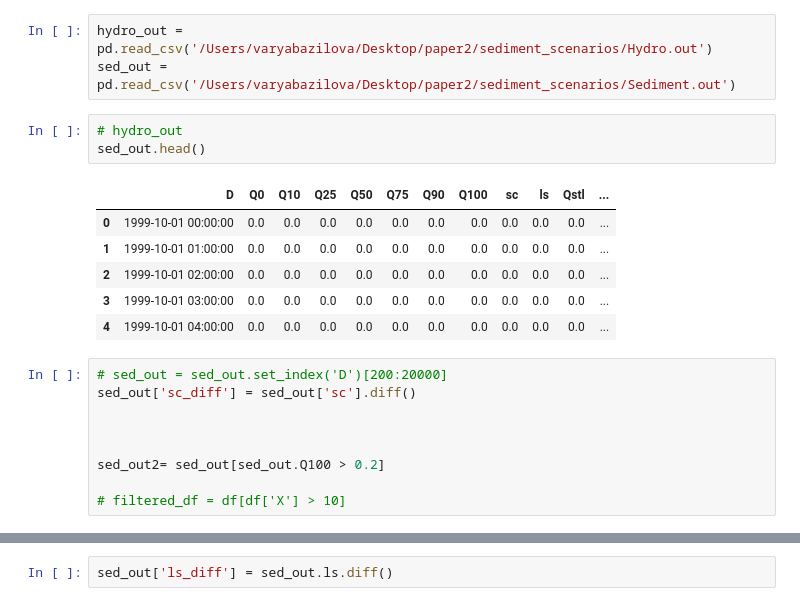
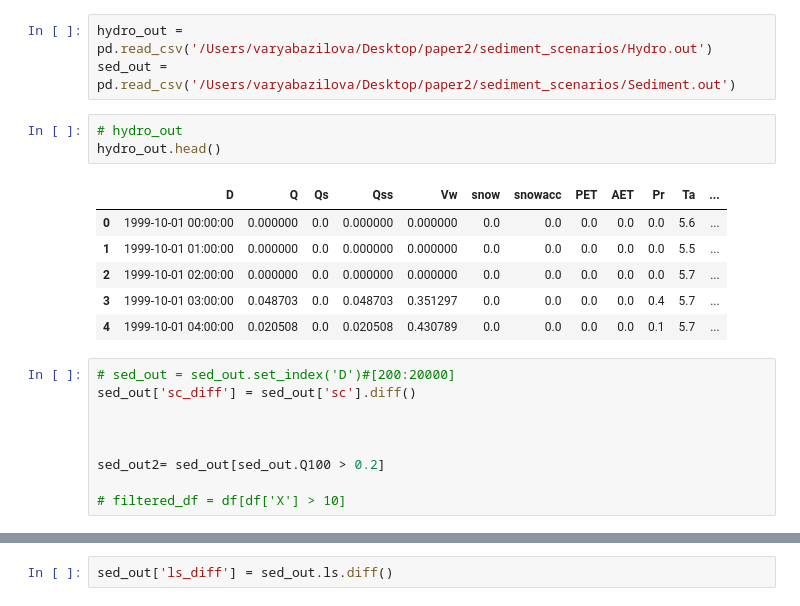
Before and after one commit to varyabazilova/hma_sediments, a Jupyter notebook: sediment_scenarios/test.ipynb, the cells around one changed output, grey strips where cells are left out. Cells and saved outputs as stored; diff of their text form.

```diff
--- a/sediment_scenarios/test.ipynb
+++ b/sediment_scenarios/test.ipynb
@@ -49,16 +48,16 @@ hydro_out = pd.read_csv('/Users/varyabazilova/Desktop/paper2/sediment_scenarios/
 sed_out = pd.read_csv('/Users/varyabazilova/Desktop/paper2/sediment_scenarios/Sediment.out')
 # %%
 # hydro_out
-sed_out.head()
+hydro_out.head()
 # %% [output]
-|  | D | Q0 | Q10 | Q25 | Q50 | Q75 | Q90 | Q100 | sc | ls | Qstl | ... |
-| 0 | 1999-10-01 00:00:00 | 0.0 | 0.0 | 0.0 | 0.0 | 0.0 | 0.0 | 0.0 | 0.0 | 0.0 | 0.0 | ... |
-| 1 | 1999-10-01 01:00:00 | 0.0 | 0.0 | 0.0 | 0.0 | 0.0 | 0.0 | 0.0 | 0.0 | 0.0 | 0.0 | ... |
-| 2 | 1999-10-01 02:00:00 | 0.0 | 0.0 | 0.0 | 0.0 | 0.0 | 0.0 | 0.0 | 0.0 | 0.0 | 0.0 | ... |
-| 3 | 1999-10-01 03:00:00 | 0.0 | 0.0 | 0.0 | 0.0 | 0.0 | 0.0 | 0.0 | 0.0 | 0.0 | 0.0 | ... |
-| 4 | 1999-10-01 04:00:00 | 0.0 | 0.0 | 0.0 | 0.0 | 0.0 | 0.0 | 0.0 | 0.0 | 0.0 | 0.0 | ... |
+|  | D | Q | Qs | Qss | Vw | snow | snowacc | PET | AET | Pr | Ta | ... |
+| 0 | 1999-10-01 00:00:00 | 0.000000 | 0.0 | 0.000000 | 0.000000 | 0.0 | 0.0 | 0.0 | 0.0 | 0.0 | 5.6 | ... |
+| 1 | 1999-10-01 01:00:00 | 0.000000 | 0.0 | 0.000000 | 0.000000 | 0.0 | 0.0 | 0.0 | 0.0 | 0.0 | 5.5 | ... |
+| 2 | 1999-10-01 02:00:00 | 0.000000 | 0.0 | 0.000000 | 0.000000 | 0.0 | 0.0 | 0.0 | 0.0 | 0.0 | 5.7 | ... |
+| 3 | 1999-10-01 03:00:00 | 0.048703 | 0.0 | 0.048703 | 0.351297 | 0.0 | 0.0 | 0.0 | 0.0 | 0.4 | 5.7 | ... |
+| 4 | 1999-10-01 04:00:00 | 0.020508 | 0.0 | 0.020508 | 0.430789 | 0.0 | 0.0 | 0.0 | 0.0 | 0.1 | 5.7 | ... |
 # %%
-# sed_out = sed_out.set_index('D')[200:20000]
+# sed_out = sed_out.set_index('D')#[200:20000]
 sed_out['sc_diff'] = sed_out['sc'].diff()
 
 
```
Also changed, not shown: parts of 10 cells of this notebook, 6 other files.
